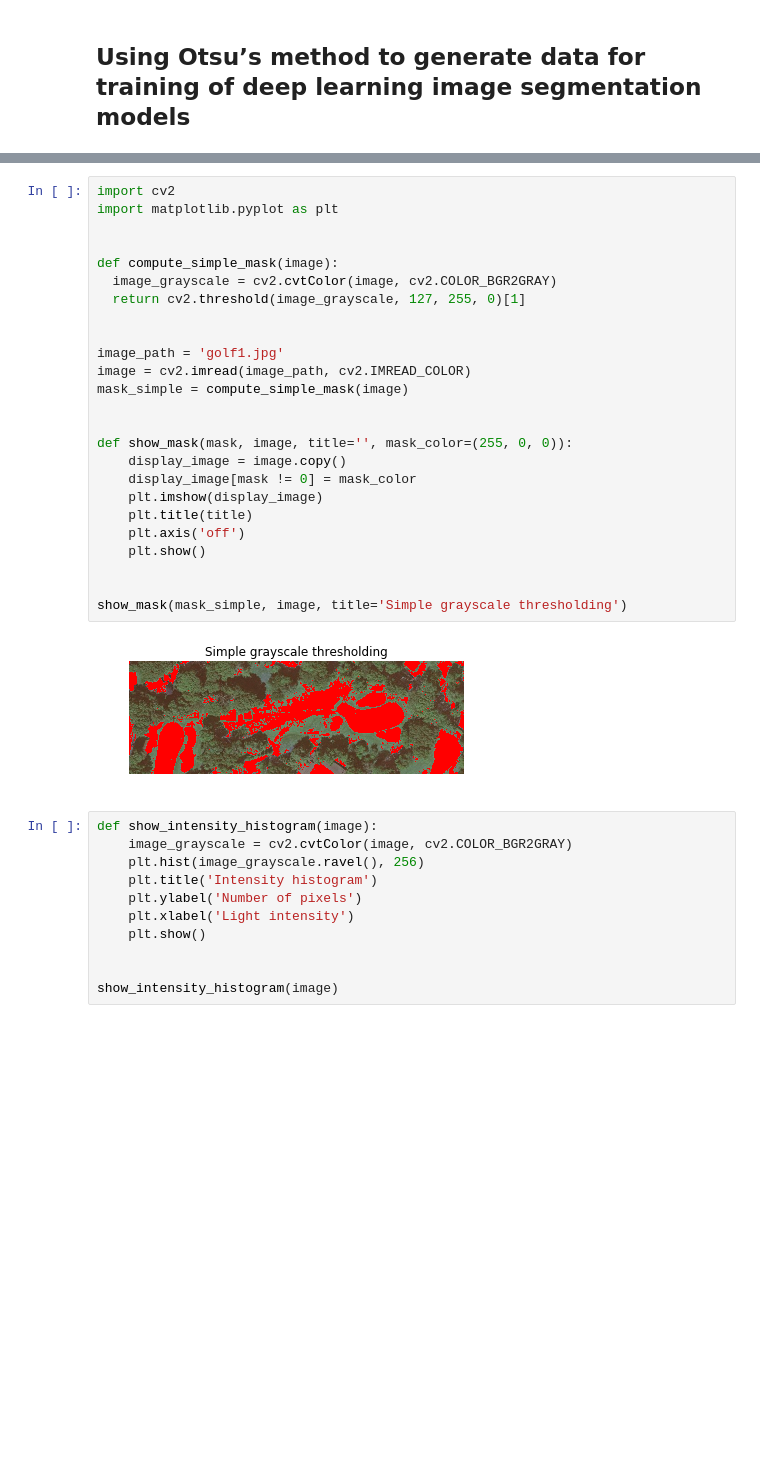
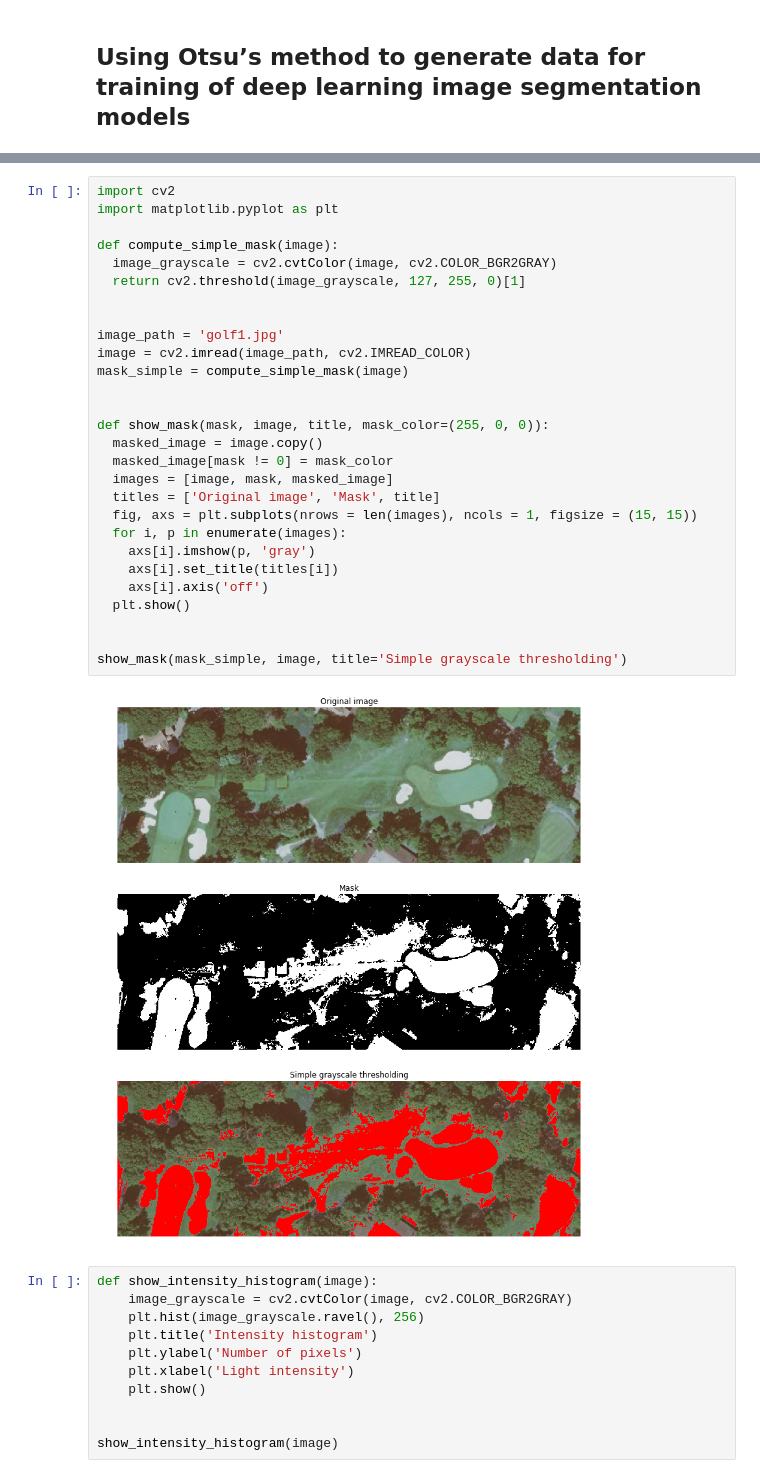
Before and after one commit to 0eai/Deep-Learning-Notebooks, a Jupyter notebook: Using_Otsu’s_method_for_segmentation.ipynb, the cells around one changed output, grey strips where cells are left out. Saved outputs shown, nothing was run; the diff lists cells and outputs as text; blank space fills up the shorter version.

```diff
--- a/Using_Otsu’s_method_for_segmentation.ipynb
+++ b/Using_Otsu’s_method_for_segmentation.ipynb
@@ -26,30 +26,33 @@ golf2.jpg           100%[===================>] 121.69K  --.-KB/s    in 0.1s
 # %%
 import cv2
 import matplotlib.pyplot as plt
-
 
 def compute_simple_mask(image):
   image_grayscale = cv2.cvtColor(image, cv2.COLOR_BGR2GRAY)
   return cv2.threshold(image_grayscale, 127, 255, 0)[1]
 
 
 image_path = 'golf1.jpg'
 image = cv2.imread(image_path, cv2.IMREAD_COLOR)
 mask_simple = compute_simple_mask(image)
 
 
-def show_mask(mask, image, title='', mask_color=(255, 0, 0)):
-    display_image = image.copy()
-    display_image[mask != 0] = mask_color
-    plt.imshow(display_image)
-    plt.title(title)
-    plt.axis('off')
-    plt.show()
+def show_mask(mask, image, title, mask_color=(255, 0, 0)):
+  masked_image = image.copy()
+  masked_image[mask != 0] = mask_color
+  images = [image, mask, masked_image]
+  titles = ['Original image', 'Mask', title]
+  fig, axs = plt.subplots(nrows = len(images), ncols = 1, figsize = (15, 15))
+  for i, p in enumerate(images):
+    axs[i].imshow(p, 'gray')
+    axs[i].set_title(titles[i])
+    axs[i].axis('off')
+  plt.show()
 
 
 show_mask(mask_simple, image, title='Simple grayscale thresholding')
 # %% [output]
-[figure, old version]
+[figure, new version]
 # %%
 def show_intensity_histogram(image):
     image_grayscale = cv2.cvtColor(image, cv2.COLOR_BGR2GRAY)
```
Also changed, not shown: parts of 5 cells of this notebook.
